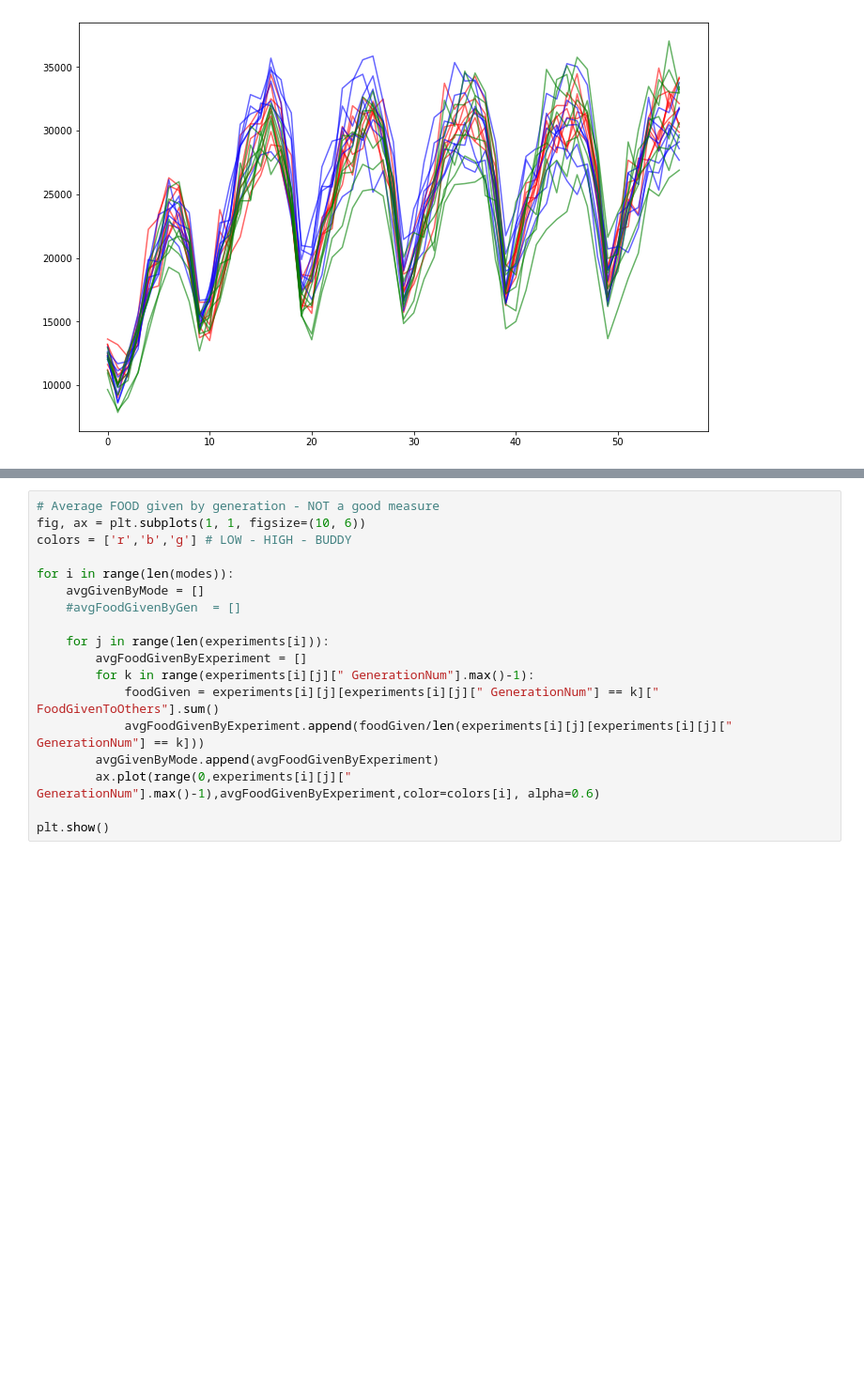
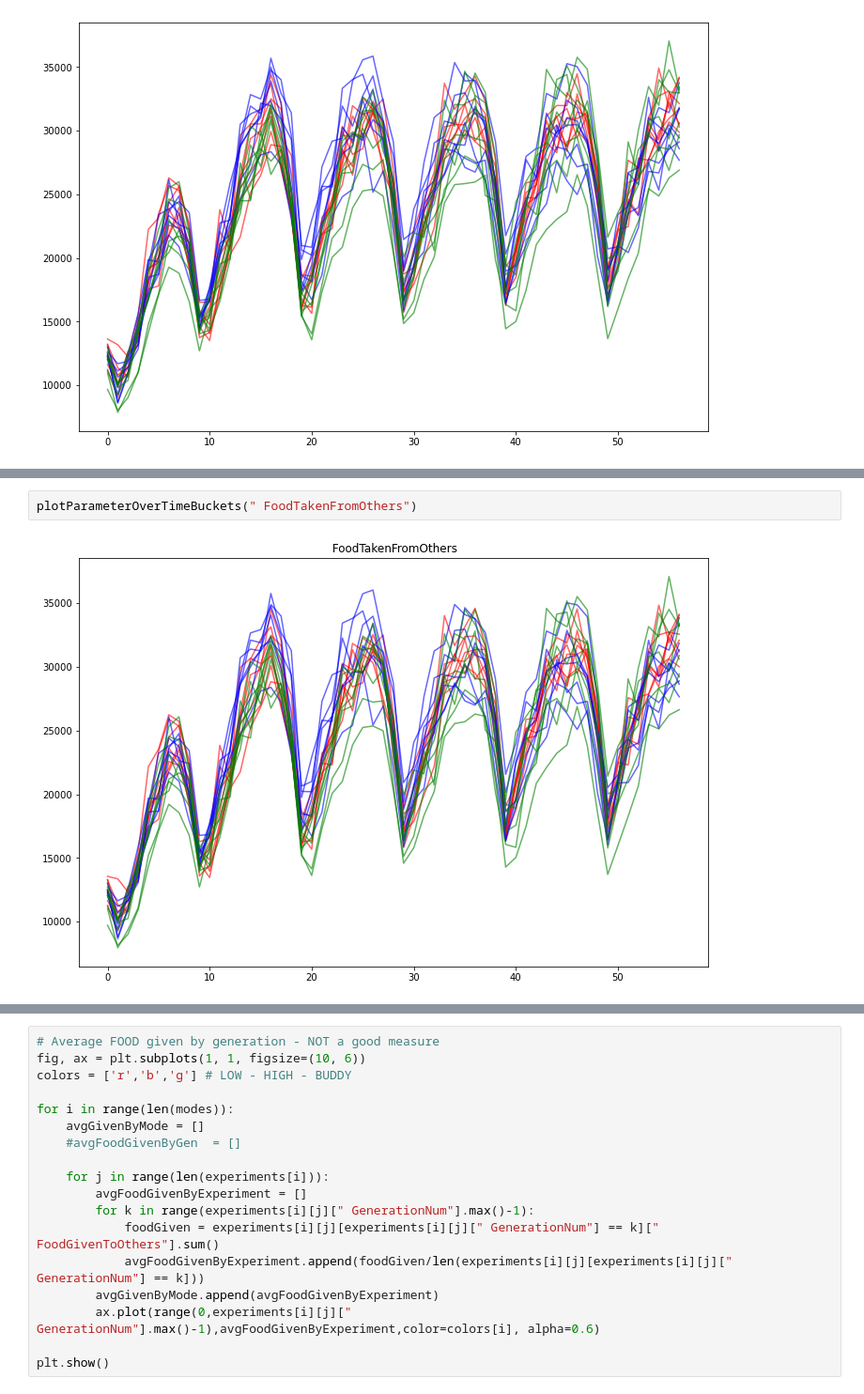
Before and after one commit to TristanSones-Dykes/SEEAnalysis, a Jupyter notebook: DataAnalysis_cls.ipynb, the cells around one changed output, grey strips where cells are left out. Shown at 94% size. Drawn from its saved outputs; the diff is of its cells as text; blank space fills up the shorter version.

```diff
--- a/DataAnalysis_cls.ipynb
+++ b/DataAnalysis_cls.ipynb
@@ -131,0 +175,4 @@ plt.show()
+# %%
+plotParameterOverTimeBuckets(" FoodTakenFromOthers")
+# %% [output]
+[figure, added]
```
Also changed, not shown: parts of 7 cells of this notebook, 1 other file.
